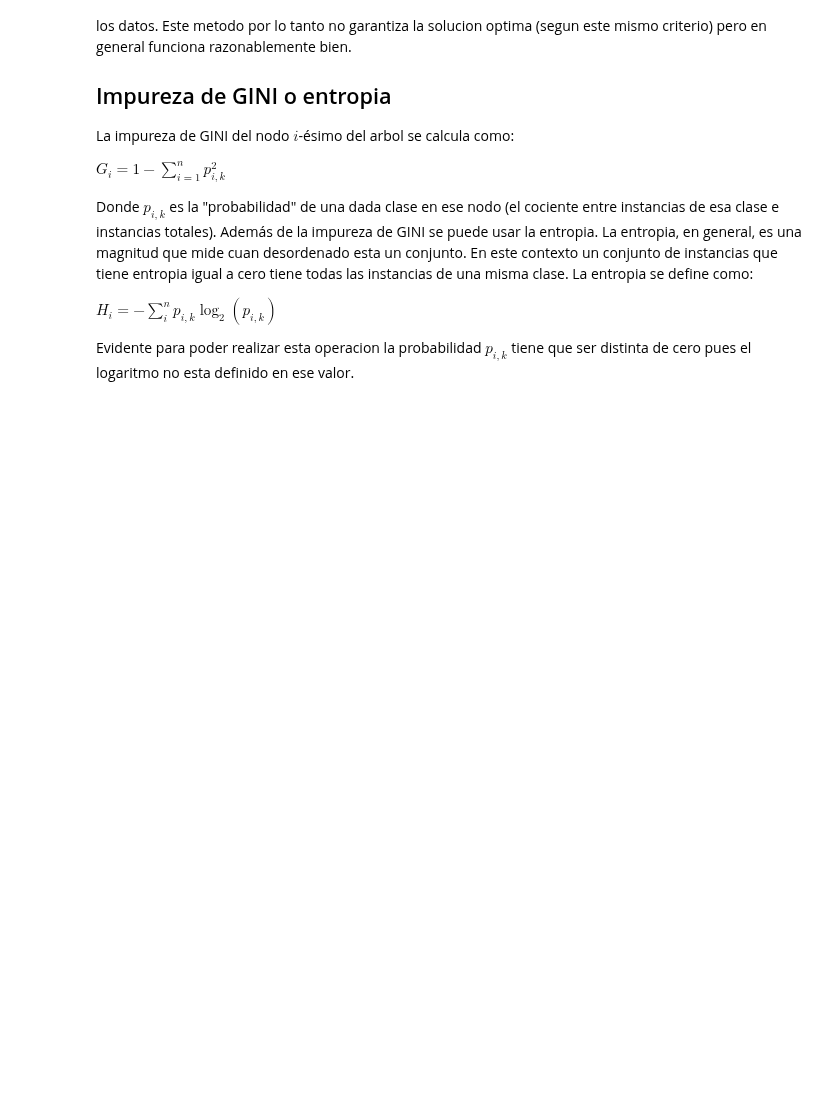
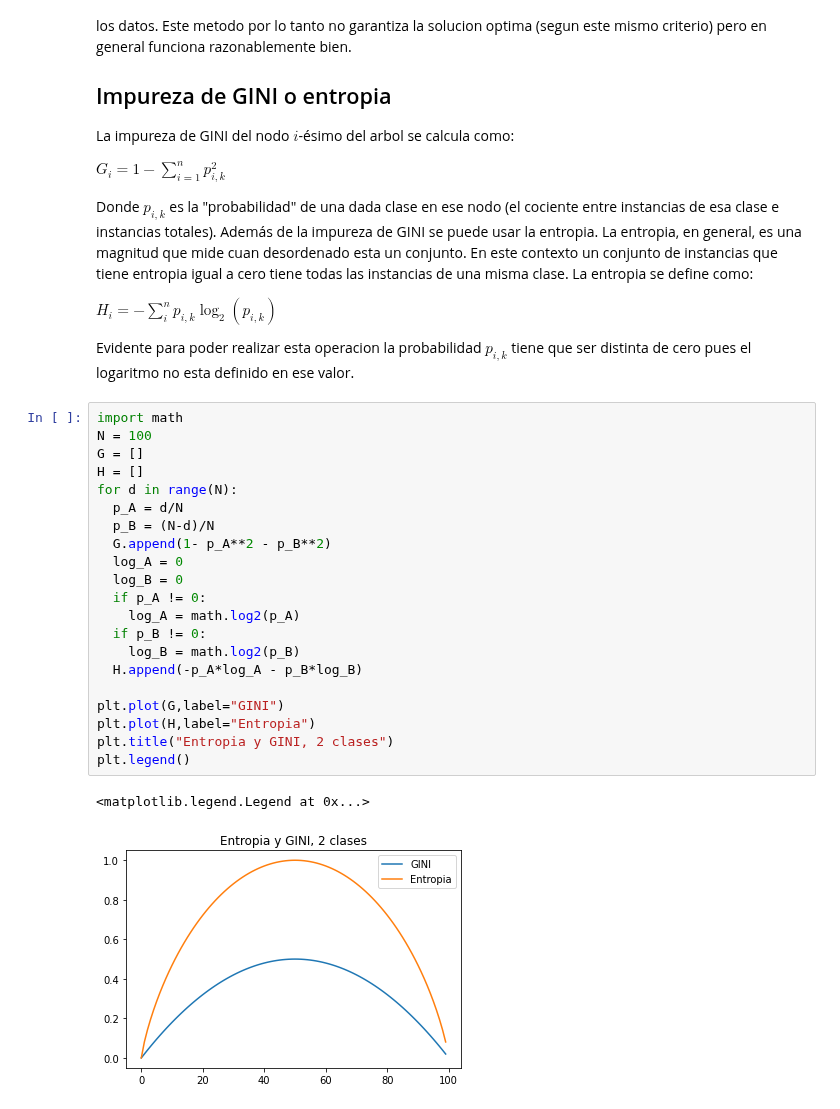
Before and after one commit to nechebarrena/HOML, a Jupyter notebook: HOML_cap_6.ipynb, the cells around one changed output. Cells and saved outputs as stored; diff of their text form; blank space fills up the shorter version.

```diff
--- a/HOML_cap_6.ipynb
+++ b/HOML_cap_6.ipynb
@@ -186,3 +186,27 @@ La entropia se define como:
 $H_{i} =  - \sum_{i}^{n}p_{i,k}\log_{2}(p_{i,k})$
 
 Evidente para poder realizar esta operacion la probabilidad $p_{i,k}$ tiene que ser distinta de cero pues el logaritmo no esta definido en ese valor.
+# %%
+import math
+N = 100
+G = []
+H = []
+for d in range(N):
+  p_A = d/N
+  p_B = (N-d)/N
+  G.append(1- p_A**2 - p_B**2)
+  log_A = 0
+  log_B = 0
+  if p_A != 0:
+    log_A = math.log2(p_A)
+  if p_B != 0:
+    log_B = math.log2(p_B)
+  H.append(-p_A*log_A - p_B*log_B)
+
+plt.plot(G,label="GINI")
+plt.plot(H,label="Entropia")
+plt.title("Entropia y GINI, 2 clases")
+plt.legend()
+# %% [output]
+<matplotlib.legend.Legend at 0x...>
+[figure, added]
```
Also changed, not shown: parts of 1 cell of this notebook.
